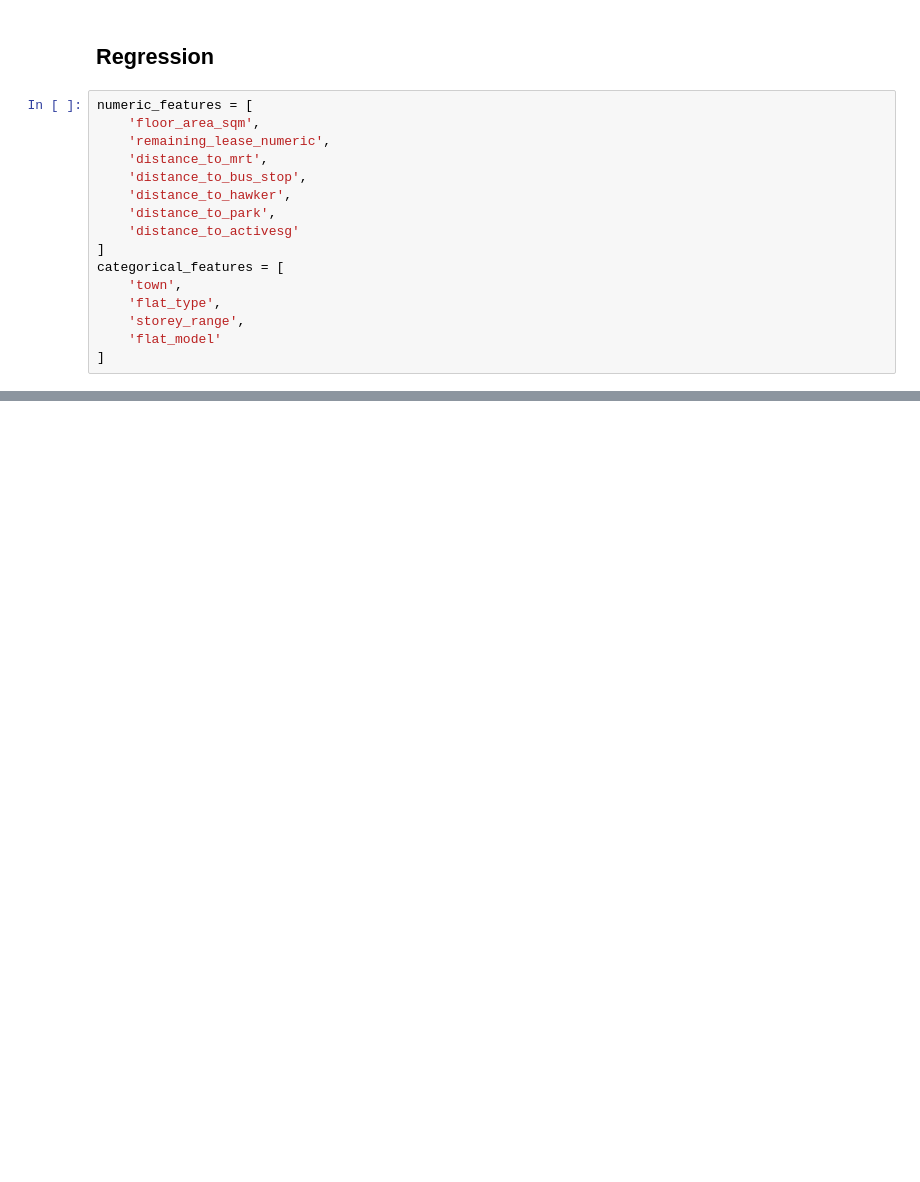
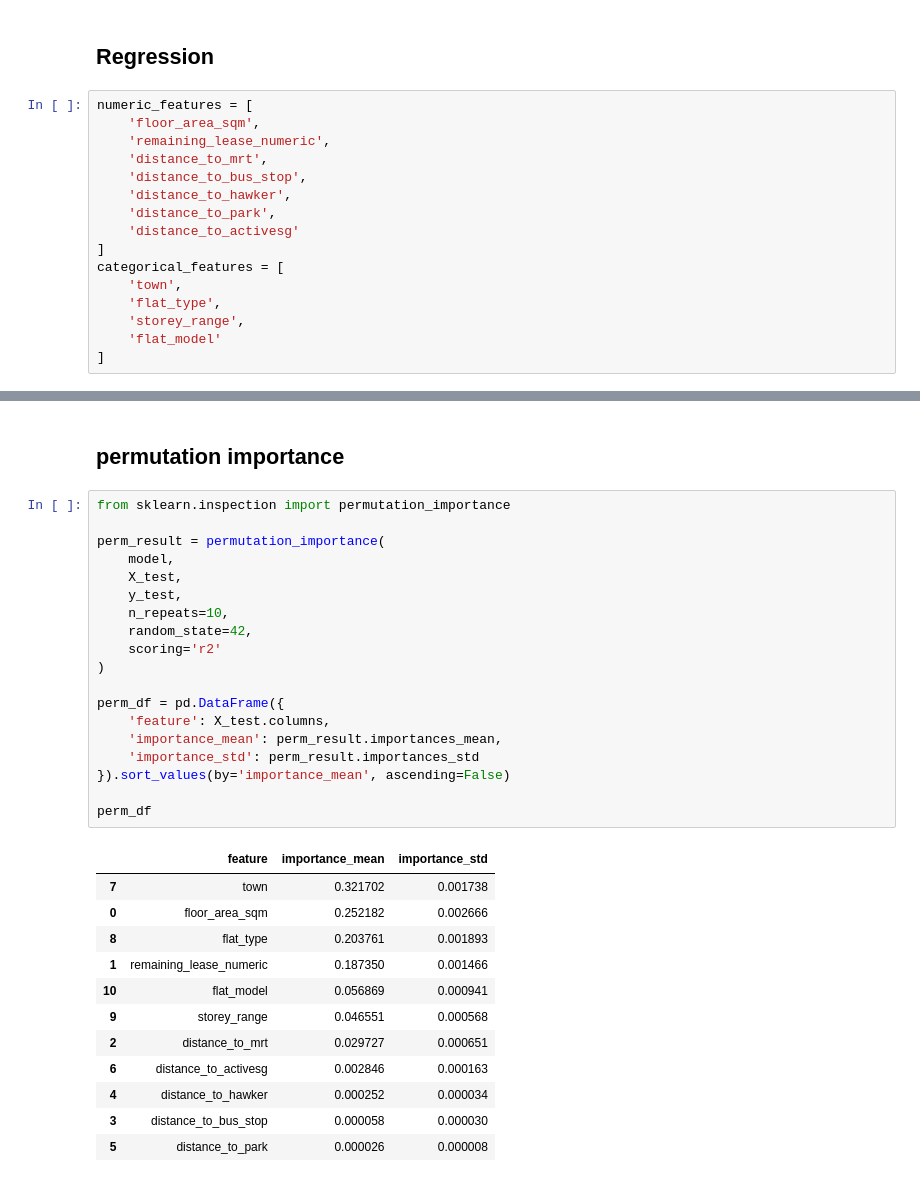
Before and after one commit to yume-24/Introductory-data-science-PBL-1-, a Jupyter notebook: PBL1.ipynb, the cells around one changed output, grey strips where cells are left out. Saved outputs shown, nothing was run; the diff lists cells and outputs as text; blank space fills up the shorter version.

```diff
--- a/PBL1.ipynb
+++ b/PBL1.ipynb
@@ -223,0 +297,34 @@ R²: 0.7052898806849547
+# %% [markdown]
+## permutation importance
+# %%
+from sklearn.inspection import permutation_importance
+
+perm_result = permutation_importance(
+    model,
+    X_test,
+    y_test,
+    n_repeats=10,
+    random_state=42,
+    scoring='r2'
+)
+
+perm_df = pd.DataFrame({
+    'feature': X_test.columns,
+    'importance_mean': perm_result.importances_mean,
+    'importance_std': perm_result.importances_std
+}).sort_values(by='importance_mean', ascending=False)
+
+perm_df
+# %% [output]
+|  | feature | importance_mean | importance_std |
+| 7 | town | 0.321702 | 0.001738 |
+| 0 | floor_area_sqm | 0.252182 | 0.002666 |
+| 8 | flat_type | 0.203761 | 0.001893 |
+| 1 | remaining_lease_numeric | 0.187350 | 0.001466 |
+| 10 | flat_model | 0.056869 | 0.000941 |
+| 9 | storey_range | 0.046551 | 0.000568 |
+| 2 | distance_to_mrt | 0.029727 | 0.000651 |
+| 6 | distance_to_activesg | 0.002846 | 0.000163 |
+| 4 | distance_to_hawker | 0.000252 | 0.000034 |
+| 3 | distance_to_bus_stop | 0.000058 | 0.000030 |
+| 5 | distance_to_park | 0.000026 | 0.000008 |
```
Also changed, not shown: parts of 6 cells of this notebook.
